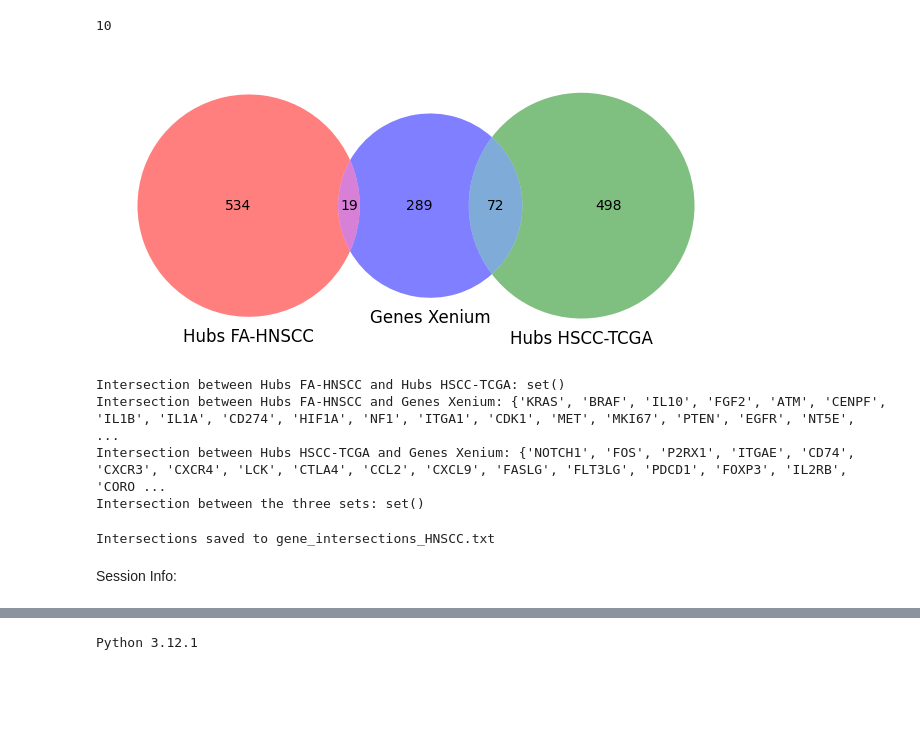
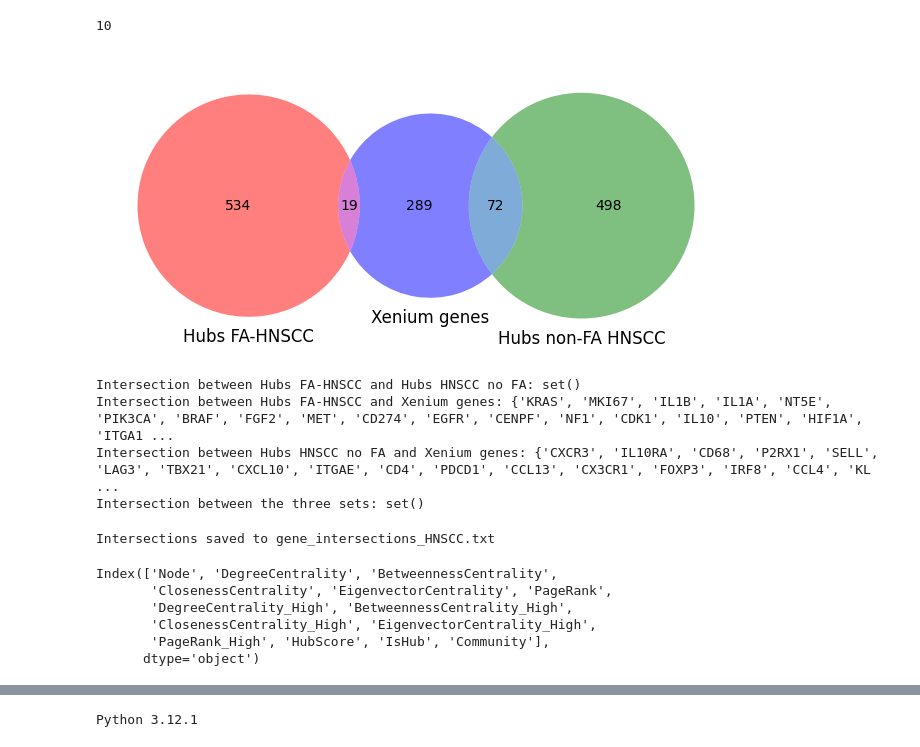
Before and after one commit to Marval96/Transcriptomics_INP, a Jupyter notebook: spatial_fa/network_analysis/intersection_hubs.ipynb, the cells around one changed output, grey strips where cells are left out. Drawn from its saved outputs; the diff is of its cells as text; code cells hidden in the pictures; blank space fills up the shorter version.

Commit message:
Intersection hubs

```diff
--- a/spatial_fa/network_analysis/intersection_hubs.ipynb
+++ b/spatial_fa/network_analysis/intersection_hubs.ipynb
@@ -30,7 +30,7 @@ Number of hubs in FA HNSCC: 553
 # %%
 # Hubsin HNSCC
 # Read genes from a file
-df_hnscc = pd.read_csv("filtered_hubs_by_criteria_hscc_tcga.csv")
+df_hnscc = pd.read_csv("filtered_hubs_by_criteria_hnscc_tcga.csv")
 df_hnscc.head()
 # %% [output]
 |  | Node | DegreeCentrality | BetweennessCentrality | ClosenessCentrality | EigenvectorCentrality | PageRank | ... |
@@ -83,30 +83,31 @@ print(len(proteins))  # 10 proteins
 # %%
 # Make list to contains
 set1 = set(hubs_fa_hnscc)
 set2 = set(hubs_hnscc)
 set3 = set(xenium_genes)
 
 # PLot Venn diagram
 plt.figure(figsize=(8,8))
-venn3([set1, set2, set3], set_labels=('Hubs FA-HNSCC', 'Hubs HSCC-TCGA', 'Genes Xenium'), alpha=0.5)
+venn3([set1, set2, set3], set_labels=('Hubs FA-HNSCC',
+                                      'Hubs non-FA HNSCC', 'Xenium genes'), alpha=0.5)
 
 # Show plot
 # Save Plot
 plt.savefig("venn3_hubs_fa_hnscc_hubs_hnscc_genes_xenium.png", dpi=600)
 #plt.title("Intersection of genes between the two methodologies and antibodies")
 plt.show()
 # %% [output]
-[figure, old version]
+[figure, new version]
 # %%
 # Print intersections
-print("Intersection between Hubs FA-HNSCC and Hubs HSCC-TCGA:", set1.intersection(set2))
+print("Intersection between Hubs FA-HNSCC and Hubs HNSCC no FA:", set1.intersection(set2))
 print("Intersection between Hubs FA-HNSCC and Xenium genes:", set1.intersection(set3))
-print("Intersection between Hubs HSCC-TCGA and Xenium genes:", set2.intersection(set3))
+print("Intersection between Hubs HNSCC no FA and Xenium genes:", set2.intersection(set3))
 print("Intersection between the three sets:", set1.intersection(set2).intersection(set3))
 # %% [output]
-Intersection between Hubs FA-HNSCC and Hubs HSCC-TCGA: set()
-Intersection between Hubs FA-HNSCC and Genes Xenium: {'KRAS', 'BRAF', 'IL10', 'FGF2', 'ATM', 'CENPF', 'IL1B', 'IL1A', 'CD274', 'HIF1A', 'NF1', 'ITGA1', 'CDK1', 'MET', 'MKI67', 'PTEN', 'EGFR', 'NT5E',  ...
-Intersection between Hubs HSCC-TCGA and Genes Xenium: {'NOTCH1', 'FOS', 'P2RX1', 'ITGAE', 'CD74', 'CXCR3', 'CXCR4', 'LCK', 'CTLA4', 'CCL2', 'CXCL9', 'FASLG', 'FLT3LG', 'PDCD1', 'FOXP3', 'IL2RB', 'CORO ...
+Intersection between Hubs FA-HNSCC and Hubs HNSCC no FA: set()
+Intersection between Hubs FA-HNSCC and Xenium genes: {'KRAS', 'MKI67', 'IL1B', 'IL1A', 'NT5E', 'PIK3CA', 'BRAF', 'FGF2', 'MET', 'CD274', 'EGFR', 'CENPF', 'NF1', 'CDK1', 'IL10', 'PTEN', 'HIF1A', 'ITGA1 ...
+Intersection between Hubs HNSCC no FA and Xenium genes: {'CXCR3', 'IL10RA', 'CD68', 'P2RX1', 'SELL', 'LAG3', 'TBX21', 'CXCL10', 'ITGAE', 'CD4', 'PDCD1', 'CCL13', 'CX3CR1', 'FOXP3', 'IRF8', 'CCL4', 'KL ...
 Intersection between the three sets: set()
 # %%
 # Save a file with the intersection genes for each pair and the three sets in one file
@@ -135,5 +136,14 @@ with open("gene_intersections_HNSCC.txt", "w") as f:
 print("Intersections saved to gene_intersections_HNSCC.txt")
 # %% [output]
 Intersections saved to gene_intersections_HNSCC.txt
-# %% [markdown]
-Session Info:
+# %%
+# Wich community this hubs belong to in FA HNSCC
+# Show columns in df_fascc
+print(df_fascc.columns)
+# %% [output]
+Index(['Node', 'DegreeCentrality', 'BetweennessCentrality',
+       'ClosenessCentrality', 'EigenvectorCentrality', 'PageRank',
+       'DegreeCentrality_High', 'BetweennessCentrality_High',
+       'ClosenessCentrality_High', 'EigenvectorCentrality_High',
+       'PageRank_High', 'HubScore', 'IsHub', 'Community'],
+      dtype='object')
```
Also changed, not shown: parts of 21 cells of this notebook.
